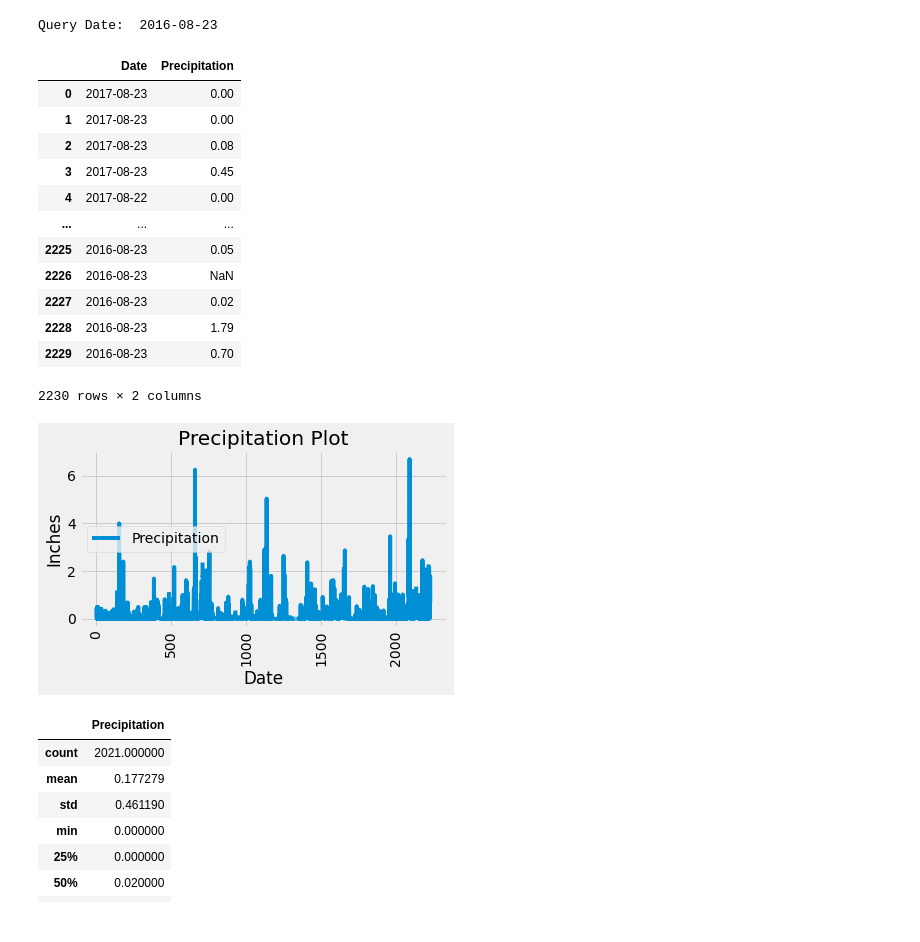
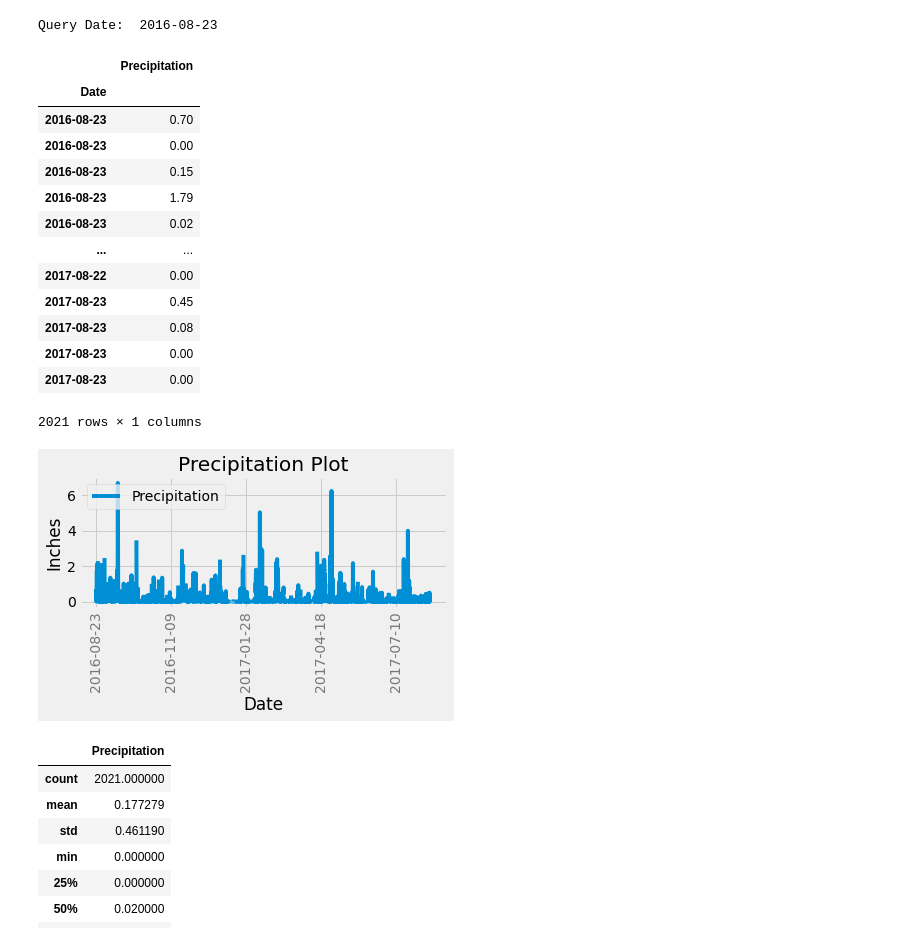
Before and after one commit to JoseH-Git/sqlalchemy-challenge, a Jupyter notebook: climate_starter.ipynb, the cells around one changed output. Saved outputs shown, nothing was run; the diff lists cells and outputs as text; code cells hidden in the pictures.

```diff
--- a/climate_starter.ipynb
+++ b/climate_starter.ipynb
@@ -92,44 +99,43 @@ data_query = session.query(measurement.date, measurement.prcp).\
 # Save the query results as a Pandas DataFrame and set the index to the date column
 
 precipitation_pd = pd.DataFrame(data_query, columns=['Date', 'Precipitation'])
+precipitation_pd  = precipitation_pd.set_index('Date')
 precipitation_pd
 
 # Sort the dataframe by date
 
 precipitation_pd = precipitation_pd.sort_index(ascending=True)
-precipitation_pd
+precipitation_pd.dropna()
 # %% [output]
-|  | Date | Precipitation |
-| 0 | 2017-08-23 | 0.00 |
-| 1 | 2017-08-23 | 0.00 |
-| 2 | 2017-08-23 | 0.08 |
-| 3 | 2017-08-23 | 0.45 |
-| 4 | 2017-08-22 | 0.00 |
-| ... | ... | ... |
-| 2225 | 2016-08-23 | 0.05 |
-| 2226 | 2016-08-23 | NaN |
-| 2227 | 2016-08-23 | 0.02 |
-| 2228 | 2016-08-23 | 1.79 |
-| 2229 | 2016-08-23 | 0.70 |
+|  | Precipitation |
+| Date |  |
+| 2016-08-23 | 0.70 |
+| 2016-08-23 | 0.00 |
+| 2016-08-23 | 0.15 |
+| 2016-08-23 | 1.79 |
+| 2016-08-23 | 0.02 |
+| ... | ... |
+| 2017-08-22 | 0.00 |
+| 2017-08-23 | 0.45 |
+| 2017-08-23 | 0.08 |
+| 2017-08-23 | 0.00 |
+| 2017-08-23 | 0.00 |
-2230 rows × 2 columns
+2021 rows × 1 columns
 # %%
 # Use Pandas Plotting with Matplotlib to plot the data
 # Set x axis and tick locations
-
 precipitation_pd.plot()
-#plt.figure(figsize=(20,3))
-#plt.bar(precipitation_pd["Date"], precipitation_pd["Precipitation"], color='b', alpha=0.5, align="edge")
-plt.xticks(rotation="vertical")
+plt.xticks(rotation="vertical",alpha=0.5)
 
 # Give our chart some labels and a tile
 
 plt.title("Precipitation Plot")
 plt.xlabel("Date")
 plt.ylabel("Inches")
 plt.tight_layout()
 plt.savefig("Images/avg_rain.png")
 plt.show()
 # %% [output]
-[figure, old version]
+[figure, new version]
 # %%
 # Use Pandas to calcualte the summary statistics for the precipitation data
```
Also changed, not shown: parts of 10 cells of this notebook, 2 other files.
